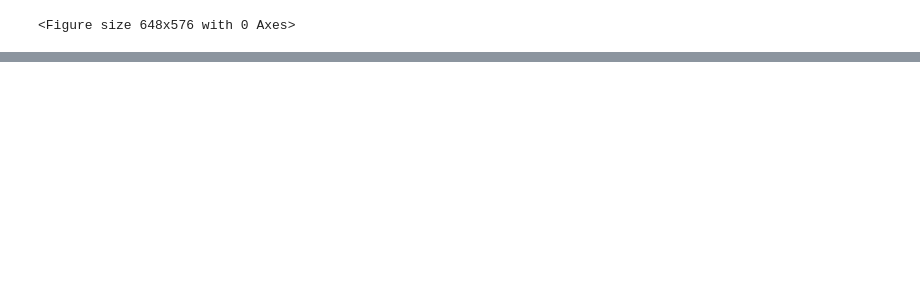
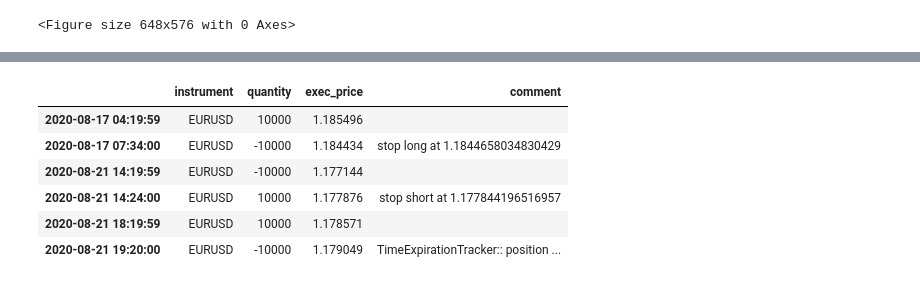
Before and after one commit to appliedalphacom/qlearn, a Jupyter notebook: examples/Backtester With Tracker Tests.ipynb, the cells around one changed output, grey strips where cells are left out. Cells and saved outputs as stored; diff of their text form; code cells hidden in the pictures; blank space fills up the shorter version.

```diff
--- a/examples/Backtester With Tracker Tests.ipynb
+++ b/examples/Backtester With Tracker Tests.ipynb
@@ -88,2 +68,0 @@ a,b,av,bv,f
-# %%
-pd.set_option('display.max')
@@ -189,0 +103,38 @@ d
+# %%
+class TrendFixedPositionTracker(TakeStopTracker):
+
+    def __init__(self, size, tick_size):
+        super().__init__(True)
+        self.size = size
+        self.tick_size = tick_size
+
+    def on_signal(self, signal_time, signal_qty, quote_time, bid, ask, bid_size, ask_size):
+        if signal_qty > 0:
+            self.stop_at(signal_time, (bid+ask) / 2 - 50 * self.tick_size)
+        elif signal_qty < 0:
+            self.stop_at(signal_time, (bid+ask) / 2 + 50 * self.tick_size)
+
+        return signal_qty * self.size
+# %%
+s = pd.DataFrame.from_dict({
+    '2020-08-17 04:10:00': {'EURUSD': 'regime:trend'},
+    '2020-08-17 04:19:59': {'EURUSD': +1},
+    '2020-08-21 14:19:59': {'EURUSD': -1},
+    '2020-08-21 15:00:00': {'EURUSD': 'regime:mr'},
+    '2020-08-21 18:19:59': {'EURUSD':  1},
+    '2020-08-30 14:19:59': {'EURUSD':  0},
+}, orient='index')
+
+s.index = pd.DatetimeIndex(s.index)
+
+p = z_backtest(s, {'EURUSD':data}, 'forex', spread=fxl.spread('EURUSD'), execution_logger=True,
+               trackers=DispatchTracker(
+                   {
+                       'regime:trend': TrendFixedPositionTracker(10000, fxl.tick_size('EURUSD')),
+                       'regime:mr': PipelineTracker(
+                           TimeExpirationTracker('1h', True),
+                           MyFixedPositionTracker(10000)
+                       )
+
+                   }, None, flat_position_on_activate=True, debug=True)
+              )
@@ -189,0 +148,10 @@ d
+# %%
+p.executions
+# %% [output]
+|  | instrument | quantity | exec_price | comment |
+| 2020-08-17 04:19:59 | EURUSD | 10000 | 1.185496 |  |
+| 2020-08-17 07:34:00 | EURUSD | -10000 | 1.184434 | stop long at 1.1844658034830429 |
+| 2020-08-21 14:19:59 | EURUSD | -10000 | 1.177144 |  |
+| 2020-08-21 14:24:00 | EURUSD | 10000 | 1.177876 | stop short at 1.177844196516957 |
+| 2020-08-21 18:19:59 | EURUSD | 10000 | 1.178571 |  |
+| 2020-08-21 19:20:00 | EURUSD | -10000 | 1.179049 | TimeExpirationTracker:: position ... |
```
Also changed, not shown: parts of 33 cells of this notebook, 1 other file.
